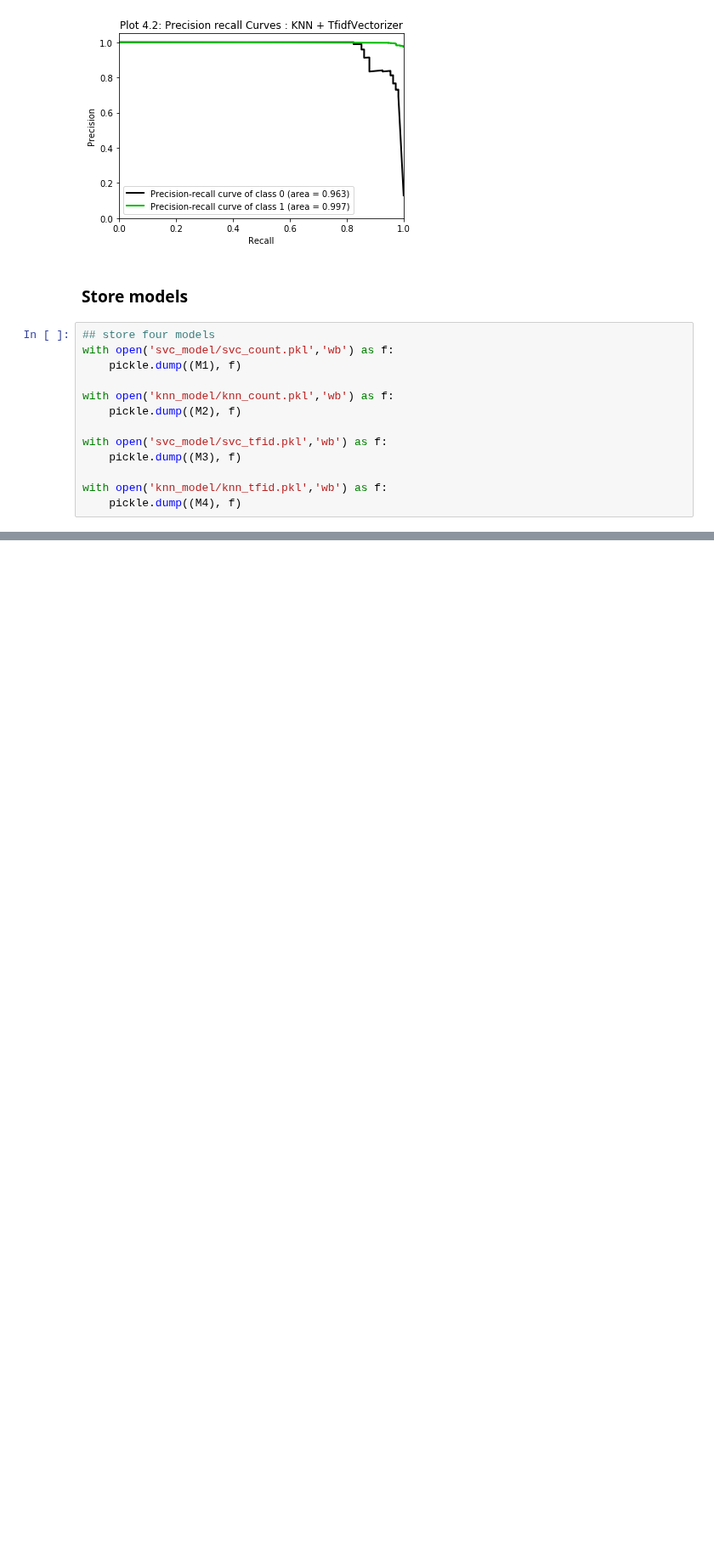
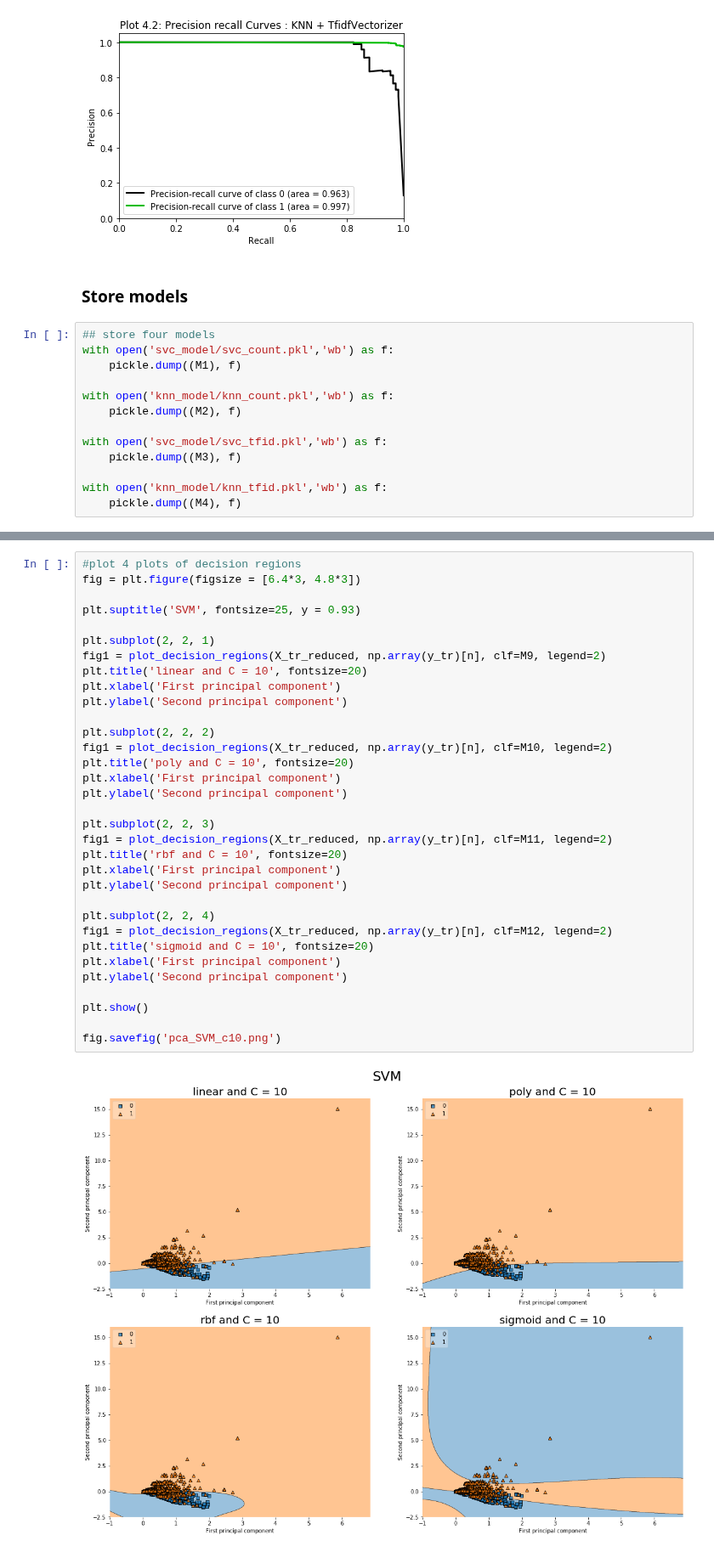
Before and after one commit to ECS171-Project/Final-project, a Jupyter notebook: SVC and KNN.ipynb, the cells around one changed output, grey strips where cells are left out. Shown at 85% size. Saved outputs shown, nothing was run; the diff lists cells and outputs as text; blank space fills up the shorter version.

```diff
--- a/SVC and KNN.ipynb
+++ b/SVC and KNN.ipynb
@@ -521,0 +603,35 @@ with open('knn_model/knn_tfid.pkl','wb') as f:
+# %%
+#plot 4 plots of decision regions
+fig = plt.figure(figsize = [6.4*3, 4.8*3])
+
+plt.suptitle('SVM', fontsize=25, y = 0.93)
+
+plt.subplot(2, 2, 1)
+fig1 = plot_decision_regions(X_tr_reduced, np.array(y_tr)[n], clf=M9, legend=2)
+plt.title('linear and C = 10', fontsize=20)
+plt.xlabel('First principal component')
+plt.ylabel('Second principal component')
+
+plt.subplot(2, 2, 2)
+fig1 = plot_decision_regions(X_tr_reduced, np.array(y_tr)[n], clf=M10, legend=2)
+plt.title('poly and C = 10', fontsize=20)
+plt.xlabel('First principal component')
+plt.ylabel('Second principal component')
+
+plt.subplot(2, 2, 3)
+fig1 = plot_decision_regions(X_tr_reduced, np.array(y_tr)[n], clf=M11, legend=2)
+plt.title('rbf and C = 10', fontsize=20)
+plt.xlabel('First principal component')
+plt.ylabel('Second principal component')
+
+plt.subplot(2, 2, 4)
+fig1 = plot_decision_regions(X_tr_reduced, np.array(y_tr)[n], clf=M12, legend=2)
+plt.title('sigmoid and C = 10', fontsize=20)
+plt.xlabel('First principal component')
+plt.ylabel('Second principal component')
+
+plt.show()
+
+fig.savefig('pca_SVM_c10.png')
+# %% [output]
+[figure, added]
```
Also changed, not shown: parts of 8 cells of this notebook, 3 other files.
